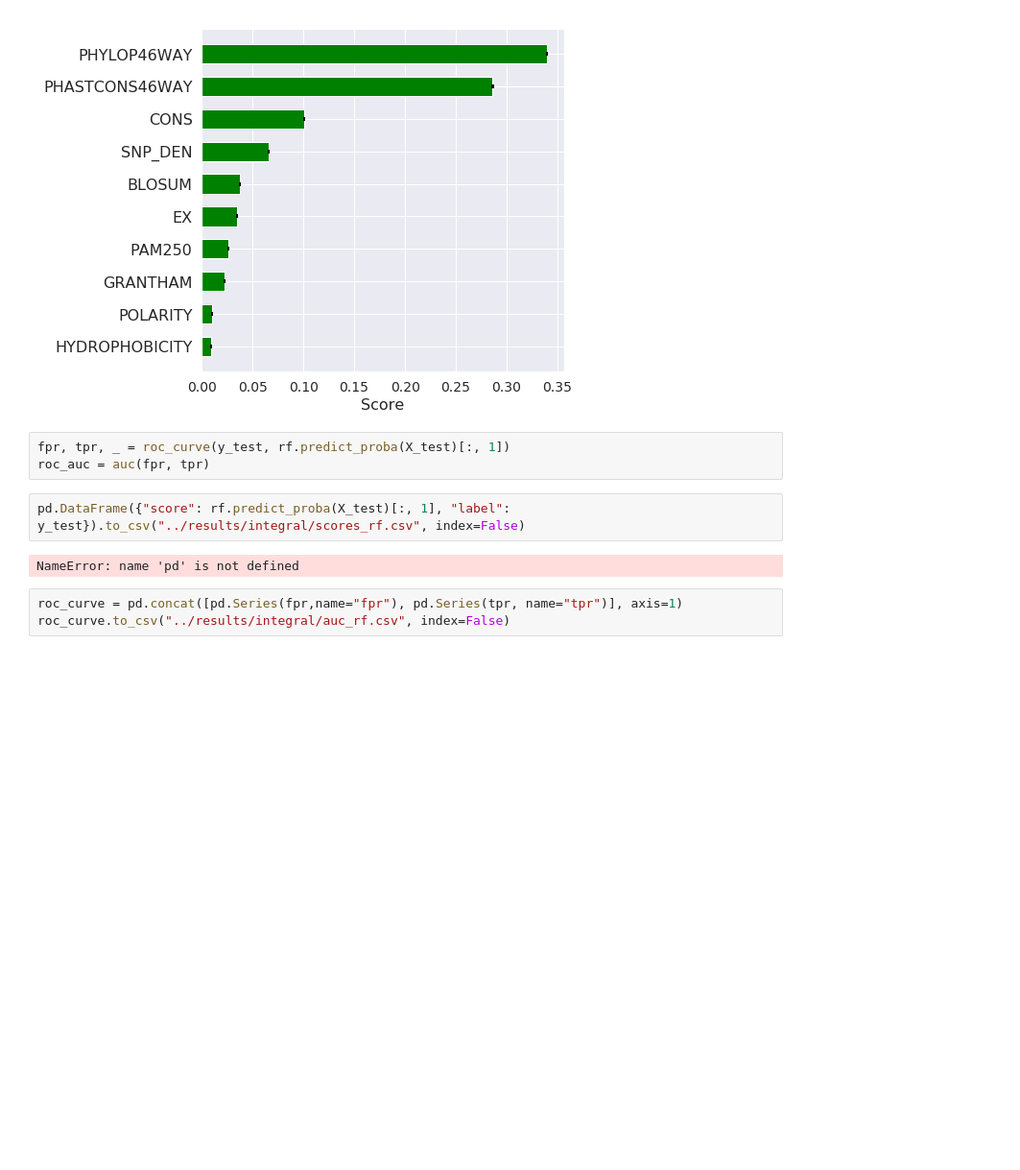
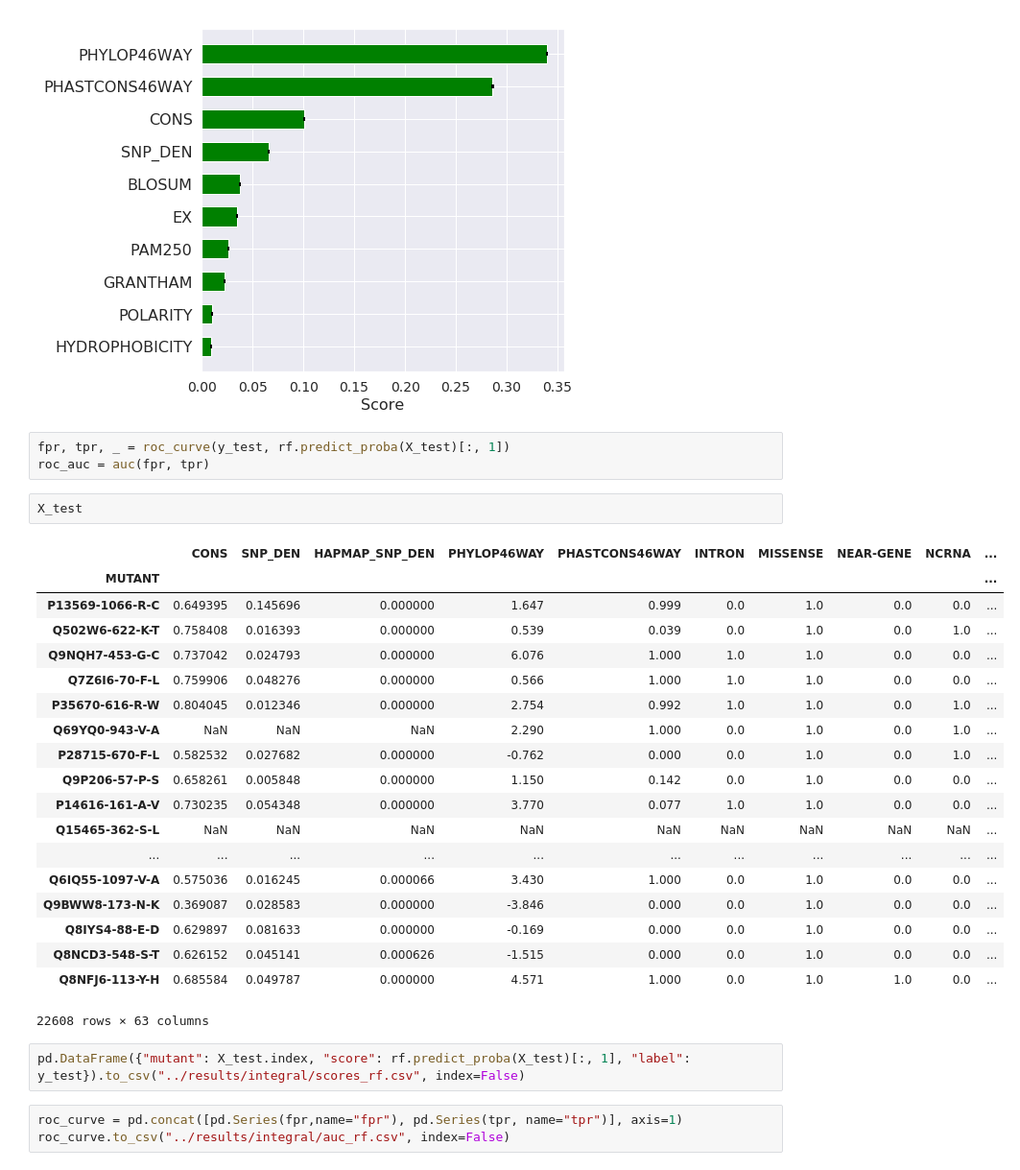
Before and after one commit to marlanbar/master-thesis, a Jupyter notebook: notebooks/integral-model-RF.ipynb, the cells around one changed output. Shown at 96% size. Drawn from its saved outputs; the diff is of its cells as text; blank space fills up the shorter version.

```diff
--- a/notebooks/integral-model-RF.ipynb
+++ b/notebooks/integral-model-RF.ipynb
@@ -239,10 +239,30 @@ plt.savefig("/home/marlan/Desktop/importances_integral.pdf", bbox_inches='tight'
 # %%
 fpr, tpr, _ = roc_curve(y_test, rf.predict_proba(X_test)[:, 1])
 roc_auc = auc(fpr, tpr)
+# %%
+X_test
+# %% [output]
+|  | CONS | SNP_DEN | HAPMAP_SNP_DEN | PHYLOP46WAY | PHASTCONS46WAY | INTRON | MISSENSE | NEAR-GENE | NCRNA | ... |
+| MUTANT |  |  |  |  |  |  |  |  |  | ... |
+| P13569-1066-R-C | 0.649395 | 0.145696 | 0.000000 | 1.647 | 0.999 | 0.0 | 1.0 | 0.0 | 0.0 | ... |
+| Q502W6-622-K-T | 0.758408 | 0.016393 | 0.000000 | 0.539 | 0.039 | 0.0 | 1.0 | 0.0 | 1.0 | ... |
+| Q9NQH7-453-G-C | 0.737042 | 0.024793 | 0.000000 | 6.076 | 1.000 | 1.0 | 1.0 | 0.0 | 0.0 | ... |
+| Q7Z6I6-70-F-L | 0.759906 | 0.048276 | 0.000000 | 0.566 | 1.000 | 1.0 | 1.0 | 0.0 | 0.0 | ... |
+| P35670-616-R-W | 0.804045 | 0.012346 | 0.000000 | 2.754 | 0.992 | 1.0 | 1.0 | 0.0 | 1.0 | ... |
+| Q69YQ0-943-V-A | NaN | NaN | NaN | 2.290 | 1.000 | 0.0 | 1.0 | 0.0 | 1.0 | ... |
+| P28715-670-F-L | 0.582532 | 0.027682 | 0.000000 | -0.762 | 0.000 | 0.0 | 1.0 | 0.0 | 1.0 | ... |
+| Q9P206-57-P-S | 0.658261 | 0.005848 | 0.000000 | 1.150 | 0.142 | 0.0 | 1.0 | 0.0 | 0.0 | ... |
+| P14616-161-A-V | 0.730235 | 0.054348 | 0.000000 | 3.770 | 0.077 | 1.0 | 1.0 | 0.0 | 0.0 | ... |
+| Q15465-362-S-L | NaN | NaN | NaN | NaN | NaN | NaN | NaN | NaN | NaN | ... |
+| ... | ... | ... | ... | ... | ... | ... | ... | ... | ... | ... |
+| Q6IQ55-1097-V-A | 0.575036 | 0.016245 | 0.000066 | 3.430 | 1.000 | 0.0 | 1.0 | 0.0 | 0.0 | ... |
+| Q9BWW8-173-N-K | 0.369087 | 0.028583 | 0.000000 | -3.846 | 0.000 | 0.0 | 1.0 | 0.0 | 0.0 | ... |
+| Q8IYS4-88-E-D | 0.629897 | 0.081633 | 0.000000 | -0.169 | 0.000 | 0.0 | 1.0 | 0.0 | 0.0 | ... |
+| Q8NCD3-548-S-T | 0.626152 | 0.045141 | 0.000626 | -1.515 | 0.000 | 0.0 | 1.0 | 0.0 | 0.0 | ... |
+| Q8NFJ6-113-Y-H | 0.685584 | 0.049787 | 0.000000 | 4.571 | 1.000 | 0.0 | 1.0 | 1.0 | 0.0 | ... |
+22608 rows × 63 columns
 # %%
-pd.DataFrame({"score": rf.predict_proba(X_test)[:, 1], "label": y_test}).to_csv("../results/integral/scores_rf.csv", index=False)
+pd.DataFrame({"mutant": X_test.index, "score": rf.predict_proba(X_test)[:, 1], "label": y_test}).to_csv("../results/integral/scores_rf.csv", index=False)
-# %% [output]
-NameError: name 'pd' is not defined
 # %%
 roc_curve = pd.concat([pd.Series(fpr,name="fpr"), pd.Series(tpr, name="tpr")], axis=1)
 roc_curve.to_csv("../results/integral/auc_rf.csv", index=False)
```
Also changed, not shown: parts of 4 cells of this notebook, 31 other files.
